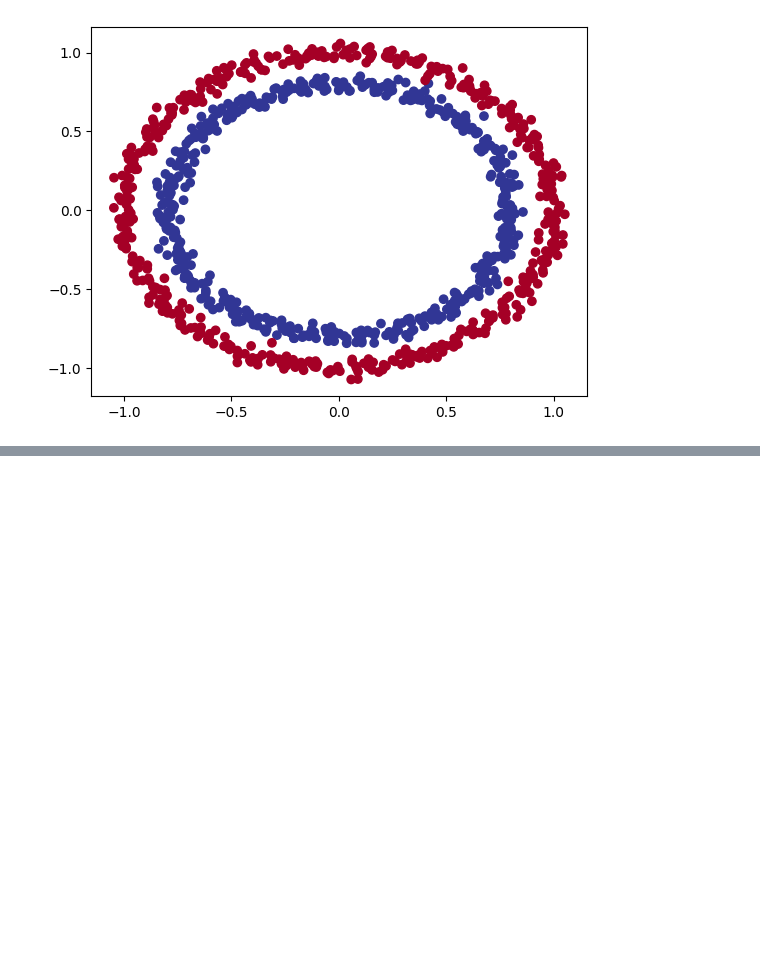
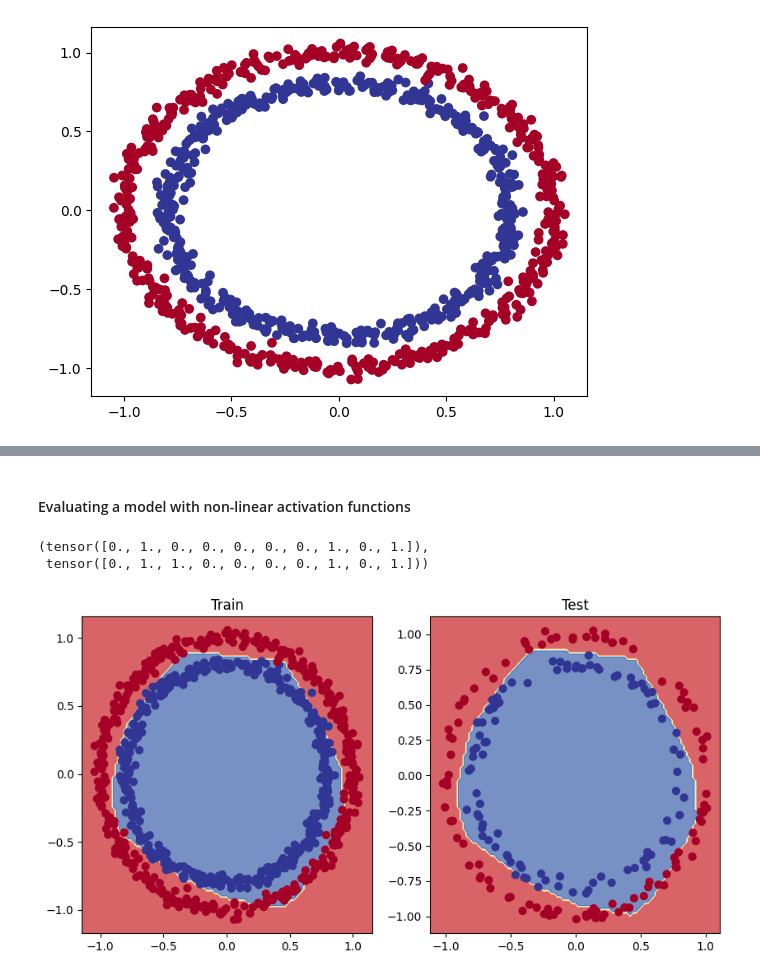
Before and after one commit to nachozobian/neural-network-pytorch-class, a Jupyter notebook: nn_classification_pytorch.ipynb, the cells around one changed output, grey strips where cells are left out. Drawn from its saved outputs; the diff is of its cells as text; code cells hidden in the pictures; blank space fills up the shorter version.

Commit message:
Completed Non-Linear model and starting with a multiclass classification problem

```diff
--- a/nn_classification_pytorch.ipynb
+++ b/nn_classification_pytorch.ipynb
@@ -499,3 +499,8 @@ class CircleModel2(nn.Module):
     return self.layer_3(self.relu(self.layer_2(self.relu(self.layer_1(x)))))
 
 model3 = CircleModel2().to(device)
+# %%
+## Again setup loss and optimizer
+loss_fn = nn.BCEWithLogitsLoss()
+optimizer = torch.optim.SGD(model3.parameters(),
+                            lr = 0.1)
@@ -501,0 +559,21 @@ model3 = CircleModel2().to(device)
+# %% [markdown]
+#### Evaluating a model with non-linear activation functions
+# %%
+model3.eval()
+with torch.inference_mode():
+  y_preds = torch.round(torch.sigmoid(model3(X_test))).squeeze()
+y_preds[:10], y_test[:10]
+# %% [output]
+(tensor([0., 1., 0., 0., 0., 0., 0., 1., 0., 1.]),
+ tensor([0., 1., 1., 0., 0., 0., 0., 1., 0., 1.]))
+# %%
+#Plot decision boundaries
+plt.figure(figsize = (10,5))
+plt.subplot(1,2,1)
+plt.title("Train")
+plot_decision_boundary(model3, X_train, y_train)
+plt.subplot(1,2,2)
+plt.title("Test")
+plot_decision_boundary(model3, X_test, y_test)
+# %% [output]
+[figure, added]
```
Also changed, not shown: parts of 25 cells of this notebook.
